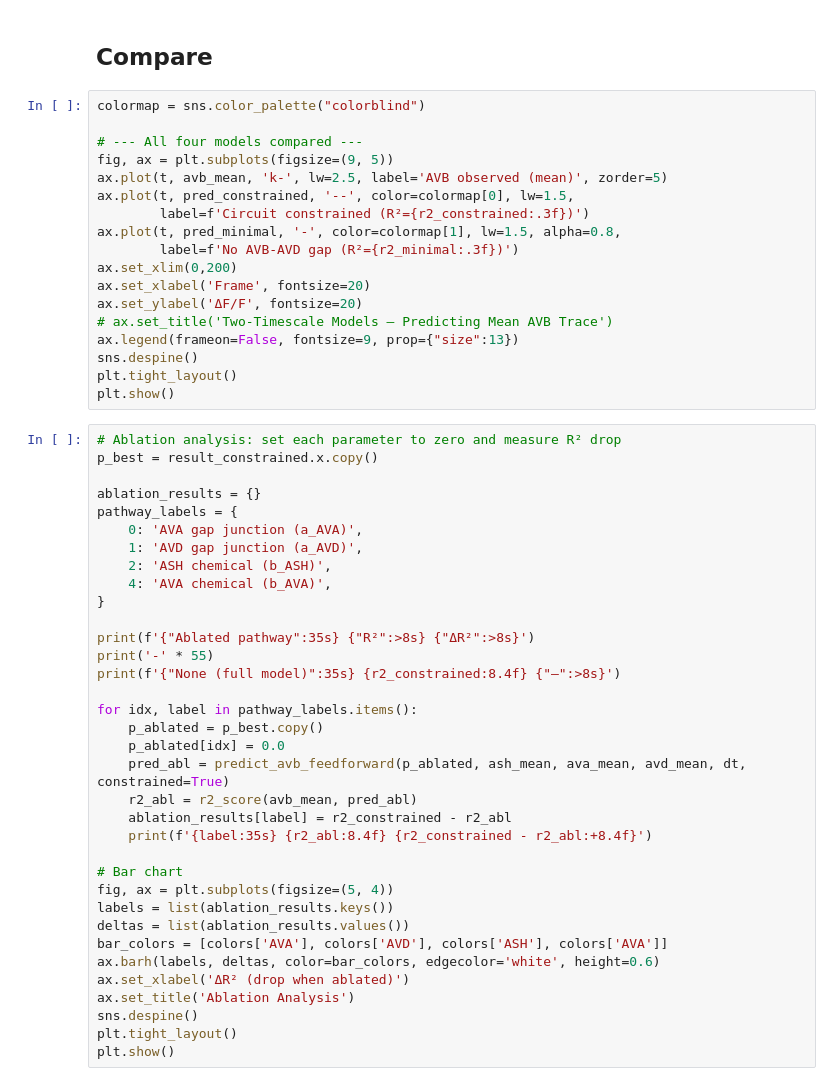
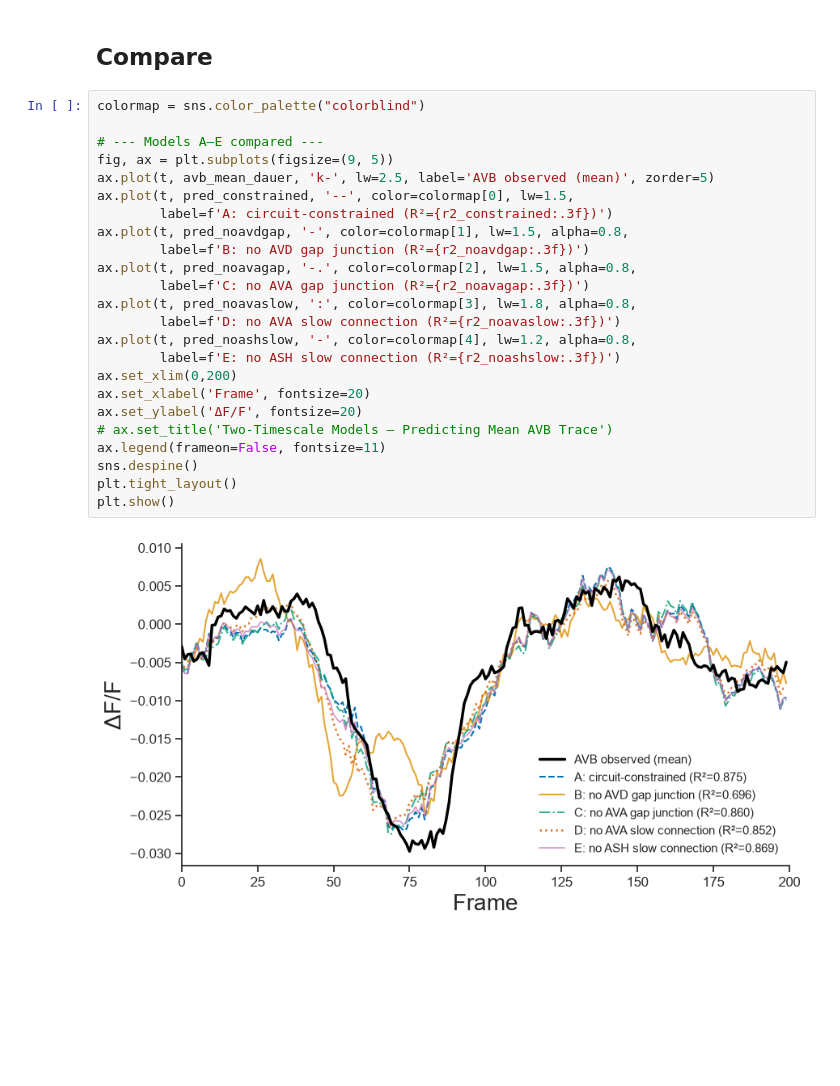
Before and after one commit to conncslab/dauer-nociception, a Jupyter notebook: activity_modeling/AVB_activity_modeling.ipynb, the cells around one changed output. Drawn from its saved outputs; the diff is of its cells as text; blank space fills up the shorter version.

```diff
--- a/activity_modeling/AVB_activity_modeling.ipynb
+++ b/activity_modeling/AVB_activity_modeling.ipynb
@@ -419,53 +590,26 @@ NameError: name 'r2_ad_strict' is not defined
 # %%
 colormap = sns.color_palette("colorblind")
 
-# --- All four models compared ---
+# --- Models A–E compared ---
 fig, ax = plt.subplots(figsize=(9, 5))
-ax.plot(t, avb_mean, 'k-', lw=2.5, label='AVB observed (mean)', zorder=5)
+ax.plot(t, avb_mean_dauer, 'k-', lw=2.5, label='AVB observed (mean)', zorder=5)
 ax.plot(t, pred_constrained, '--', color=colormap[0], lw=1.5,
-        label=f'Circuit constrained (R²={r2_constrained:.3f})')
-ax.plot(t, pred_minimal, '-', color=colormap[1], lw=1.5, alpha=0.8,
-        label=f'No AVB-AVD gap (R²={r2_minimal:.3f})')
+        label=f'A: circuit-constrained (R²={r2_constrained:.3f})')
+ax.plot(t, pred_noavdgap, '-', color=colormap[1], lw=1.5, alpha=0.8,
+        label=f'B: no AVD gap junction (R²={r2_noavdgap:.3f})')
+ax.plot(t, pred_noavagap, '-.', color=colormap[2], lw=1.5, alpha=0.8,
+        label=f'C: no AVA gap junction (R²={r2_noavagap:.3f})')
+ax.plot(t, pred_noavaslow, ':', color=colormap[3], lw=1.8, alpha=0.8,
+        label=f'D: no AVA slow connection (R²={r2_noavaslow:.3f})')
+ax.plot(t, pred_noashslow, '-', color=colormap[4], lw=1.2, alpha=0.8,
+        label=f'E: no ASH slow connection (R²={r2_noashslow:.3f})')
 ax.set_xlim(0,200)
 ax.set_xlabel('Frame', fontsize=20)
 ax.set_ylabel('ΔF/F', fontsize=20)
 # ax.set_title('Two-Timescale Models — Predicting Mean AVB Trace')
-ax.legend(frameon=False, fontsize=9, prop={"size":13})
+ax.legend(frameon=False, fontsize=11)
 sns.despine()
 plt.tight_layout()
 plt.show()
+# %% [output]
+[figure, added]
-# %%
-# Ablation analysis: set each parameter to zero and measure R² drop
-p_best = result_constrained.x.copy()
-
-ablation_results = {}
-pathway_labels = {
-    0: 'AVA gap junction (a_AVA)',
-    1: 'AVD gap junction (a_AVD)',
-    2: 'ASH chemical (b_ASH)',
-    4: 'AVA chemical (b_AVA)',
-}
-
-print(f'{"Ablated pathway":35s} {"R²":>8s} {"ΔR²":>8s}')
-print('-' * 55)
-print(f'{"None (full model)":35s} {r2_constrained:8.4f} {"—":>8s}')
-
-for idx, label in pathway_labels.items():
-    p_ablated = p_best.copy()
-    p_ablated[idx] = 0.0
-    pred_abl = predict_avb_feedforward(p_ablated, ash_mean, ava_mean, avd_mean, dt, constrained=True)
-    r2_abl = r2_score(avb_mean, pred_abl)
-    ablation_results[label] = r2_constrained - r2_abl
-    print(f'{label:35s} {r2_abl:8.4f} {r2_constrained - r2_abl:+8.4f}')
-
-# Bar chart
-fig, ax = plt.subplots(figsize=(5, 4))
-labels = list(ablation_results.keys())
-deltas = list(ablation_results.values())
-bar_colors = [colors['AVA'], colors['AVD'], colors['ASH'], colors['AVA']]
-ax.barh(labels, deltas, color=bar_colors, edgecolor='white', height=0.6)
-ax.set_xlabel('ΔR² (drop when ablated)')
-ax.set_title('Ablation Analysis')
-sns.despine()
-plt.tight_layout()
-plt.show()
```
Also changed, not shown: parts of 26 cells of this notebook.
